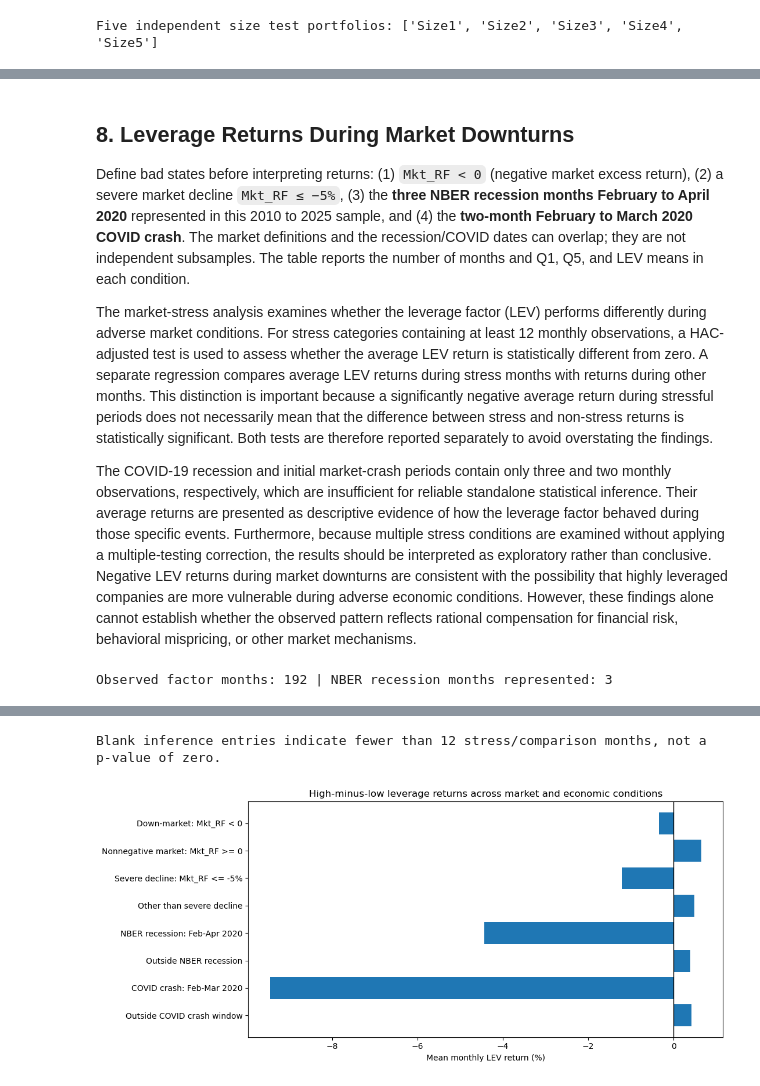
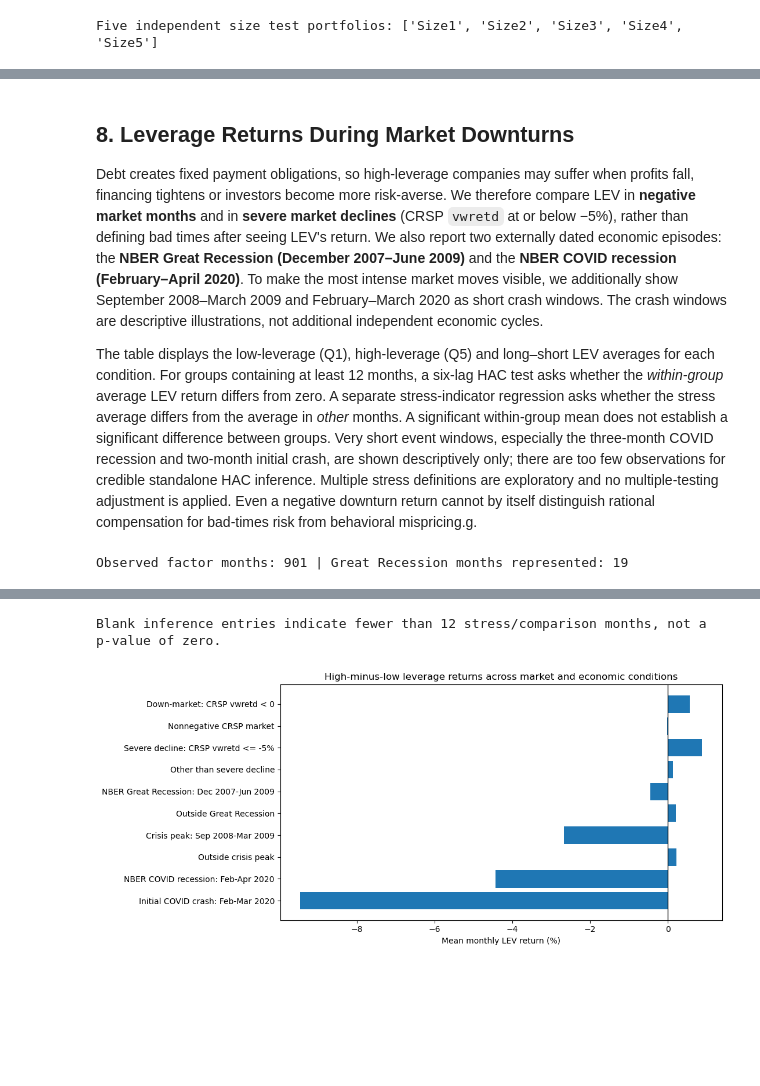
Before and after one commit to nehaneha8/CFM301, a Jupyter notebook: Project 2/01_Corporate_Leverage_Factor_Study.ipynb, the cells around one changed output, grey strips where cells are left out. Saved outputs shown, nothing was run; the diff lists cells and outputs as text; code cells hidden in the pictures; blank space fills up the shorter version.

Commit message:
Add longer time period and clearer documentation

```diff
--- a/Project 2/01_Corporate_Leverage_Factor_Study.ipynb
+++ b/Project 2/01_Corporate_Leverage_Factor_Study.ipynb
@@ -205,7 +213,9 @@ def form_factor(x, k=5, value_weighted=False):
     x=x.copy()
     x['bucket']=x.groupby('date').signal_w.transform(lambda s:pd.qcut(s.rank(method='first'),k,labels=False)+1)
     if value_weighted:
-        g=x.groupby(['date','bucket']).apply(lambda v:np.average(v.ret_w,weights=v.lag_cap),include_groups=False).unstack()
+        x['weighted_return']=x.ret_w*x.lag_cap
+        totals=x.groupby(['date','bucket'])[['weighted_return','lag_cap']].sum()
+        g=(totals.weighted_return/totals.lag_cap).unstack()
     else: g=x.groupby(['date','bucket']).ret_w.mean().unstack()
     out=pd.DataFrame({'low':g[1], 'high':g[k]});out['LEV']=out.high-out.low
     return out
@@ -275,5 +287,16 @@ display(reg.round(4))
 for base,plus in [('CAPM','CAPM + LEV'),('FF3','FF3 + LEV'),('FF3 + Mom','FF3 + Mom + LEV')]:
     a=reg[reg.model.eq(base)].set_index('portfolio');b=reg[reg.model.eq(plus)].set_index('portfolio')
     print(base,'→ +LEV: mean change in adjusted R²:',round((b.adjusted_R2-a.adjusted_R2).mean(),4),'significant LEV portfolios:',int((b.LEV_p<.05).sum()),'of',len(b))
+# Factor-spanning check: specifically quantify overlap with value (HML).
+sp=joined[['LEV','Mkt_RF','SMB','HML','Mom']].dropna()
+value_corr=sp.LEV.corr(sp.HML)
+span_rows=[]
+for label,cols in [('HML only',['HML']),('Market + SMB + HML + Mom',['Mkt_RF','SMB','HML','Mom'])]:
+    fit=sm.OLS(sp.LEV,sm.add_constant(sp[cols])).fit(cov_type='HAC',cov_kwds={'maxlags':6})
+    span_rows.append({'model':label,'months':len(sp),'R2':fit.rsquared,'HML_beta':fit.params['HML'],
+                      'HML_p':fit.pvalues['HML'],'alpha_monthly_pct':100*fit.params['const'],'alpha_p':fit.pvalues['const']})
+spanning=pd.DataFrame(span_rows)
+print('LEV–HML correlation:',round(value_corr,4))
+display(spanning.round(4))
 # %% [output]
 |  | portfolio | model | months | alpha_monthly_pct | alpha_t | LEV_beta | LEV_t | LEV_p | R2 | ... |
@@ -317,30 +350,33 @@ Main sample: 765146 stock-month observations; US-incorporated-only subset: 68169
 # %% [markdown]
 ## 8. Leverage Returns During Market Downturns
 
-Define bad states before interpreting returns: (1) `Mkt_RF < 0` (negative market excess return), (2) a severe market decline `Mkt_RF ≤ −5%`, (3) the **three NBER recession months February to April 2020** represented in this 2010 to 2025 sample, and (4) the **two-month February to March 2020 COVID crash**. The market definitions and the recession/COVID dates can overlap; they are not independent subsamples. The table reports the number of months and Q1, Q5, and LEV means in each condition.
+Debt creates fixed payment obligations, so high-leverage companies may suffer when profits fall, financing tightens or investors become more risk-averse. We therefore compare LEV in **negative market months** and in **severe market declines** (CRSP `vwretd` at or below −5%), rather than defining bad times after seeing LEV's return. We also report two externally dated economic episodes: the **NBER Great Recession (December 2007–June 2009)** and the **NBER COVID recession (February–April 2020)**. To make the most intense market moves visible, we additionally show September 2008–March 2009 and February–March 2020 as short crash windows. The crash windows are descriptive illustrations, not additional independent economic cycles.
 
-The market-stress analysis examines whether the leverage factor (LEV) performs differently during adverse market conditions. For stress categories containing at least 12 monthly observations, a HAC-adjusted test is used to assess whether the average LEV return is statistically different from zero. A separate regression compares average LEV returns during stress months with returns during other months. This distinction is important because a significantly negative average return during stressful periods does not necessarily mean that the difference between stress and non-stress returns is statistically significant. Both tests are therefore reported separately to avoid overstating the findings.
-
-The COVID-19 recession and initial market-crash periods contain only three and two monthly observations, respectively, which are insufficient for reliable standalone statistical inference. Their average returns are presented as descriptive evidence of how the leverage factor behaved during those specific events. Furthermore, because multiple stress conditions are examined without applying a multiple-testing correction, the results should be interpreted as exploratory rather than conclusive. Negative LEV returns during market downturns are consistent with the possibility that highly leveraged companies are more vulnerable during adverse economic conditions. However, these findings alone cannot establish whether the observed pattern reflects rational compensation for financial risk, behavioral mispricing, or other market mechanisms.
+The table displays the low-leverage (Q1), high-leverage (Q5) and long–short LEV averages for each condition. For groups containing at least 12 months, a six-lag HAC test asks whether the *within-group* average LEV return differs from zero. A separate stress-indicator regression asks whether the stress average differs from the average in *other* months. A significant within-group mean does not establish a significant difference between groups. Very short event windows, especially the three-month COVID recession and two-month initial crash, are shown descriptively only; there are too few observations for credible standalone HAC inference. Multiple stress definitions are exploratory and no multiple-testing adjustment is applied. Even a negative downturn return cannot by itself distinguish rational compensation for bad-times risk from behavioral mispricing.g.
 # %%
 # Merge each month's Q1, Q5 and LEV with the official market factor; align calendar month-end.
-stress=factor[['low','high','LEV']].join(ff[['Mkt_RF']],how='inner').dropna().sort_index()
+market_proxy=d.groupby('date')['vwretd'].median().rename('market_vw_proxy')
+stress=factor[['low','high','LEV']].join(market_proxy,how='inner').dropna().sort_index()
 stress.index=pd.to_datetime(stress.index).to_period('M').to_timestamp('M')
 assert stress.index.is_unique
-stress['down_market']=stress.Mkt_RF.lt(0)
-stress['severe_decline']=stress.Mkt_RF.le(-.05)
-stress['recession_2020']=stress.index.to_period('M').isin(pd.period_range('2020-02','2020-04',freq='M'))
+stress['down_market']=stress.market_vw_proxy.lt(0)
+stress['severe_decline']=stress.market_vw_proxy.le(-.05)
+stress['great_recession']=stress.index.to_period('M').isin(pd.period_range('2007-12','2009-06',freq='M'))
+stress['covid_recession']=stress.index.to_period('M').isin(pd.period_range('2020-02','2020-04',freq='M'))
 stress['covid_crash']=stress.index.to_period('M').isin(pd.period_range('2020-02','2020-03',freq='M'))
+stress['crisis_peak']=stress.index.to_period('M').isin(pd.period_range('2008-09','2009-03',freq='M'))
 
 conditions=[
- ('Down-market: Mkt_RF < 0',stress.down_market),
- ('Nonnegative market: Mkt_RF >= 0',~stress.down_market),
- ('Severe decline: Mkt_RF <= -5%',stress.severe_decline),
+ ('Down-market: CRSP vwretd < 0',stress.down_market),
+ ('Nonnegative CRSP market',~stress.down_market),
+ ('Severe decline: CRSP vwretd <= -5%',stress.severe_decline),
  ('Other than severe decline',~stress.severe_decline),
- ('NBER recession: Feb-Apr 2020',stress.recession_2020),
- ('Outside NBER recession',~stress.recession_2020),
- ('COVID crash: Feb-Mar 2020',stress.covid_crash),
- ('Outside COVID crash window',~stress.covid_crash)]
+ ('NBER Great Recession: Dec 2007-Jun 2009',stress.great_recession),
+ ('Outside Great Recession',~stress.great_recession),
+ ('Crisis peak: Sep 2008-Mar 2009',stress.crisis_peak),
+ ('Outside crisis peak',~stress.crisis_peak),
+ ('NBER COVID recession: Feb-Apr 2020',stress.covid_recession),
+ ('Initial COVID crash: Feb-Mar 2020',stress.covid_crash)]
 def conditional_summary(label,mask):
     x=stress.loc[mask,['low','high','LEV']]
     ans={'condition':label,'months':len(x),'Q1_low_mean_pct':100*x.low.mean(),
@@ -352,13 +388,15 @@ def conditional_summary(label,mask):
         ans.update(LEV_HAC_t=np.nan,LEV_HAC_p=np.nan)
     return ans
 stress_table=pd.DataFrame([conditional_summary(label,mask) for label,mask in conditions])
-print('Observed factor months:',len(stress),'| NBER recession months represented:',int(stress.recession_2020.sum()))
+print('Observed factor months:',len(stress),'| Great Recession months represented:',int(stress.great_recession.sum()))
 display(stress_table.round(4))
 diff_rows=[]
 for label,mask in [('Down market vs nonnegative',stress.down_market),
                    ('Severe decline vs other months',stress.severe_decline),
-                   ('NBER recession vs other months',stress.recession_2020),
-                   ('COVID crash vs other months',stress.covid_crash)]:
+                   ('Great Recession vs other months',stress.great_recession),
+                   ('Crisis peak vs other months',stress.crisis_peak),
+                   ('COVID recession vs other months',stress.covid_recession),
+                   ('Initial COVID crash vs other months',stress.covid_crash)]:
     row={'comparison':label,'stress_months':int(mask.sum()),'other_months':int((~mask).sum()),
          'LEV_difference_pct':100*(stress.loc[mask,'LEV'].mean()-stress.loc[~mask,'LEV'].mean())}
     if mask.sum()>=12 and (~mask).sum()>=12:
@@ -373,7 +411,7 @@ print('Blank inference entries indicate fewer than 12 stress/comparison months,
 
 # A focused comparison plot; descriptive bars, not confidence intervals.
 import matplotlib.pyplot as plt
-plot=stress_table.iloc[[0,1,2,3,4,5,6,7]]
+plot=stress_table
 fig,ax=plt.subplots(figsize=(11,5))
 ax.barh(plot['condition'],plot['LEV_mean_pct'])
 ax.axvline(0,linewidth=1,color='black')
@@ -383,5 +421,5 @@ ax.invert_yaxis()
 fig.tight_layout()
 plt.show()
 # %% [output]
-Observed factor months: 192 | NBER recession months represented: 3
+Observed factor months: 901 | Great Recession months represented: 19
 |  | condition | months | Q1_low_mean_pct | Q5_high_mean_pct | LEV_mean_pct | LEV_HAC_t | LEV_HAC_p |
@@ -401,5 +443,5 @@ Observed factor months: 192 | NBER recession months represented: 3
 Blank inference entries indicate fewer than 12 stress/comparison months, not a p-value of zero.
-[figure, old version]
+[figure, new version]
 # %% [markdown]
 ## 9. Findings, Economic Explanations, and Investment Implications
 
```
Also changed, not shown: parts of 20 cells of this notebook, 2 other files.
